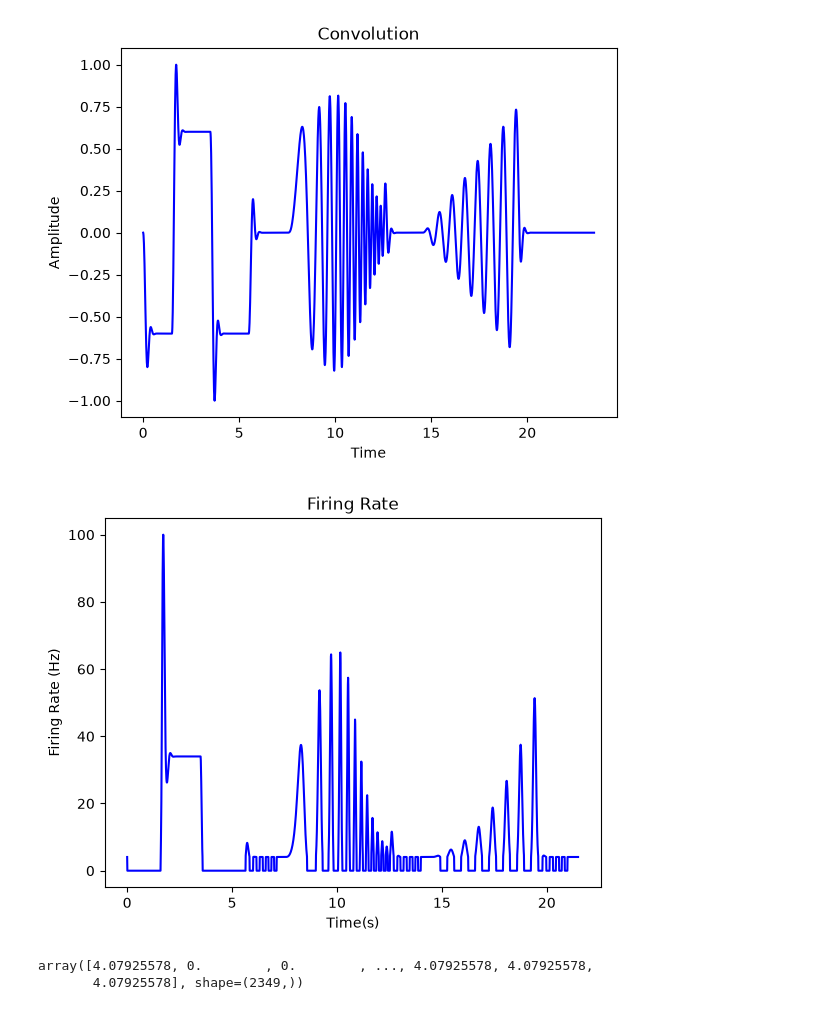
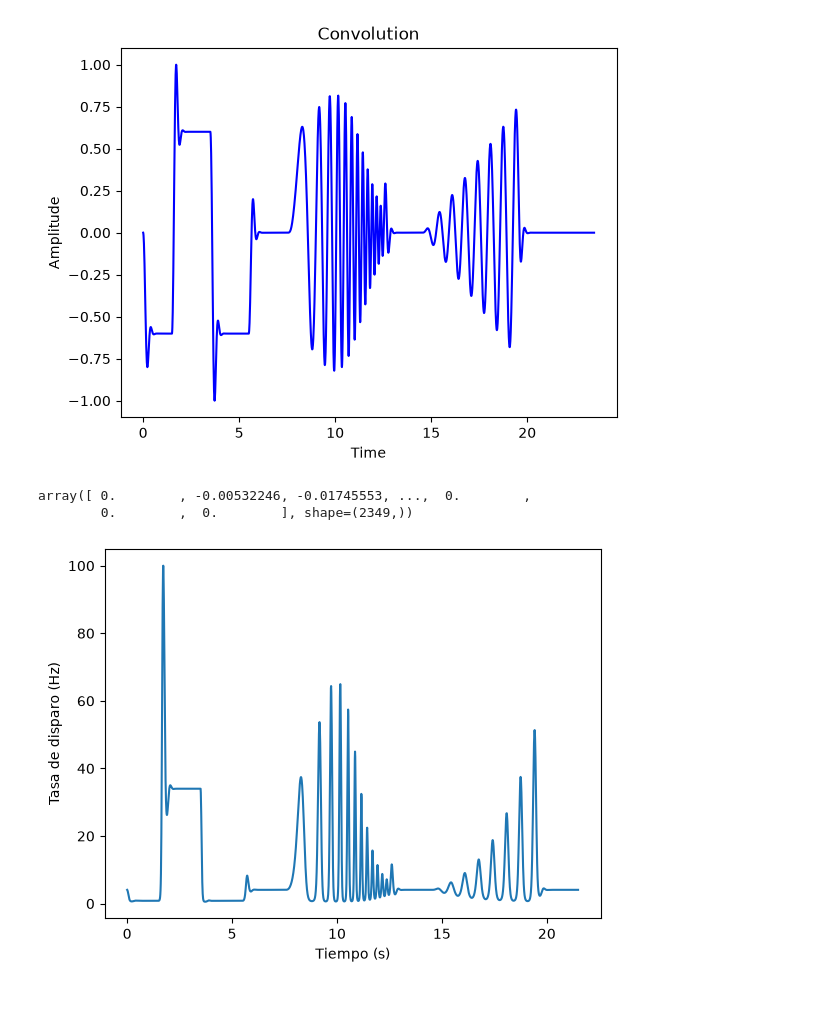
Before and after one commit to Sk1920001/neurons-sim, a Jupyter notebook: simulation.ipynb, the cells around one changed output. Drawn from its saved outputs; the diff is of its cells as text; code cells hidden in the pictures.

```diff
--- a/simulation.ipynb
+++ b/simulation.ipynb
@@ -38,20 +38,26 @@ convolution = Convolution(stimulus, neuron, min_max=True, delta_t=DELTA_T)
 convolution.graph()
 # %% [output]
 [figure]
+# %%
+convolution.y_values
+# %% [output]
+array([ 0.        , -0.00532246, -0.01745553, ...,  0.        ,
+        0.        ,  0.        ], shape=(2349,))
 # %%
-rate = Function(
-    functions=[
-        (round(np.max(convolution.y_values) - np.min(convolution.y_values),1), sigmoid(max_value=100, min_value=0.5, gain=4, offset=1))
-    ],
-    x_values=convolution.y_values
-)
+response = convolution.y_values[:len(x_values)]
 
-
-rate.graph(name="Firing Rate", x_label="Time(s)", y_label="Firing Rate (Hz)", alt_graph_x_values=x_values)
+rate_values = sigmoid(
+    max_value=100,
+    min_value=0.5,
+    gain=4,
+    offset=1,
+)(response)
-# %% [output]
-[figure, removed]
-# %%
-rate.y_values
-# %% [output]
-array([4.07925578, 0.        , 0.        , ..., 4.07925578, 4.07925578,
-       4.07925578], shape=(2349,))
+# %%
+import matplotlib.pyplot as plt
+
+plt.plot(x_values, rate_values)
+plt.xlabel("Tiempo (s)")
+plt.ylabel("Tasa de disparo (Hz)")
+plt.show()
+# %% [output]
+[figure, added]
```
Also changed, not shown: parts of 2 cells of this notebook, 1 other file.
